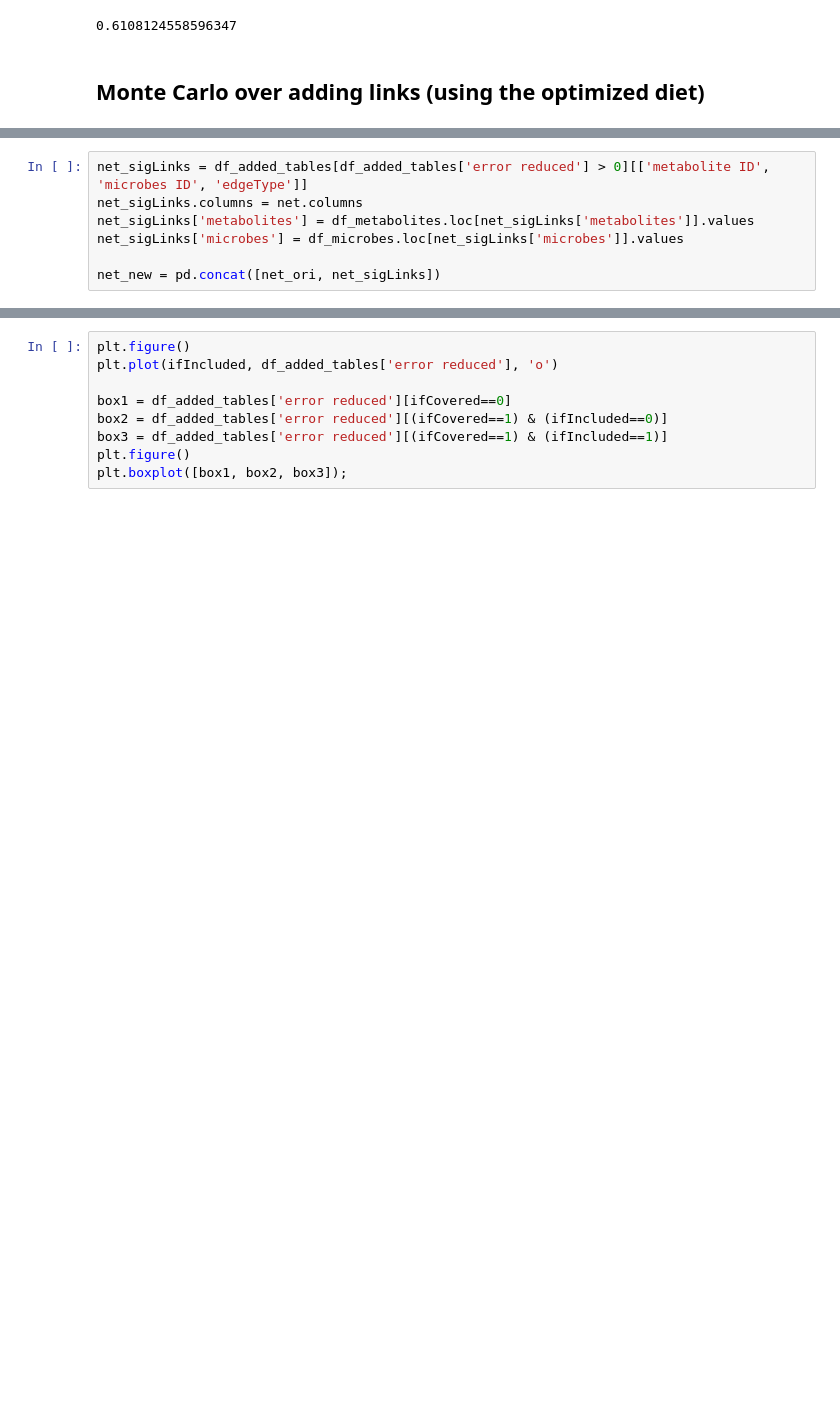
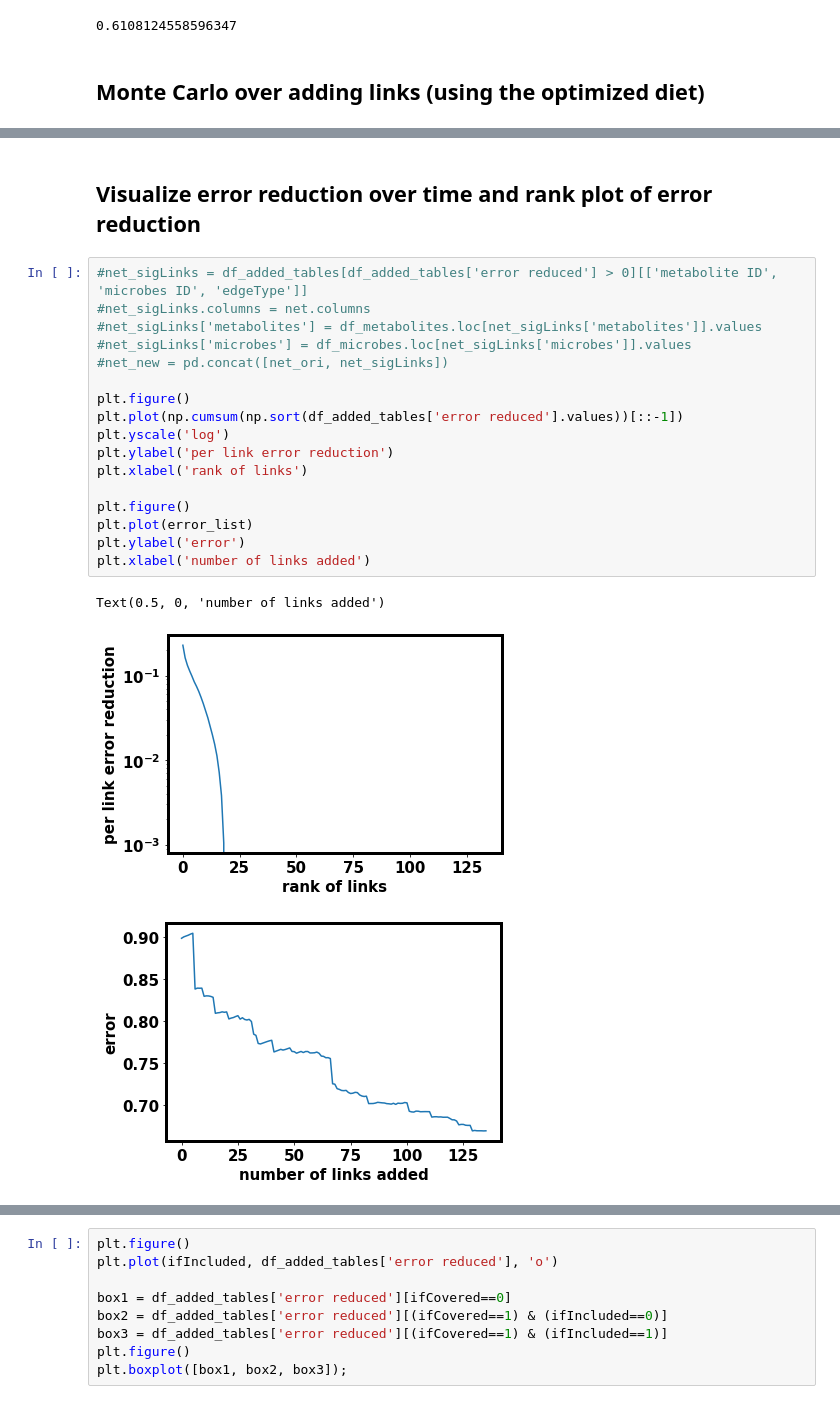
Before and after one commit to wt1005203/Trophic-model-of-human-microbiome, a Jupyter notebook: Trophic_model_for_gut_adding_links_prior_distribution.ipynb, the cells around one changed output, grey strips where cells are left out. Cells and saved outputs as stored; diff of their text form; blank space fills up the shorter version.

```diff
--- a/Trophic_model_for_gut_adding_links_prior_distribution.ipynb
+++ b/Trophic_model_for_gut_adding_links_prior_distribution.ipynb
@@ -786,7 +755,23 @@ df_added_tables.sort_values(by = 'error reduced', ascending=False)
+# %% [markdown]
+## Visualize error reduction over time and rank plot of error reduction
 # %%
-net_sigLinks = df_added_tables[df_added_tables['error reduced'] > 0][['metabolite ID', 'microbes ID', 'edgeType']]
-net_sigLinks.columns = net.columns
-net_sigLinks['metabolites'] = df_metabolites.loc[net_sigLinks['metabolites']].values
-net_sigLinks['microbes'] = df_microbes.loc[net_sigLinks['microbes']].values
+#net_sigLinks = df_added_tables[df_added_tables['error reduced'] > 0][['metabolite ID', 'microbes ID', 'edgeType']]
+#net_sigLinks.columns = net.columns
+#net_sigLinks['metabolites'] = df_metabolites.loc[net_sigLinks['metabolites']].values
+#net_sigLinks['microbes'] = df_microbes.loc[net_sigLinks['microbes']].values
+#net_new = pd.concat([net_ori, net_sigLinks])
 
-net_new = pd.concat([net_ori, net_sigLinks])
+plt.figure()
+plt.plot(np.cumsum(np.sort(df_added_tables['error reduced'].values))[::-1])
+plt.yscale('log')
+plt.ylabel('per link error reduction')
+plt.xlabel('rank of links')
+
+plt.figure()
+plt.plot(error_list)
+plt.ylabel('error')
+plt.xlabel('number of links added')
+# %% [output]
+Text(0.5, 0, 'number of links added')
+[figure, added]
+[figure, added]
```
Also changed, not shown: parts of 22 cells of this notebook, 10 other files.
